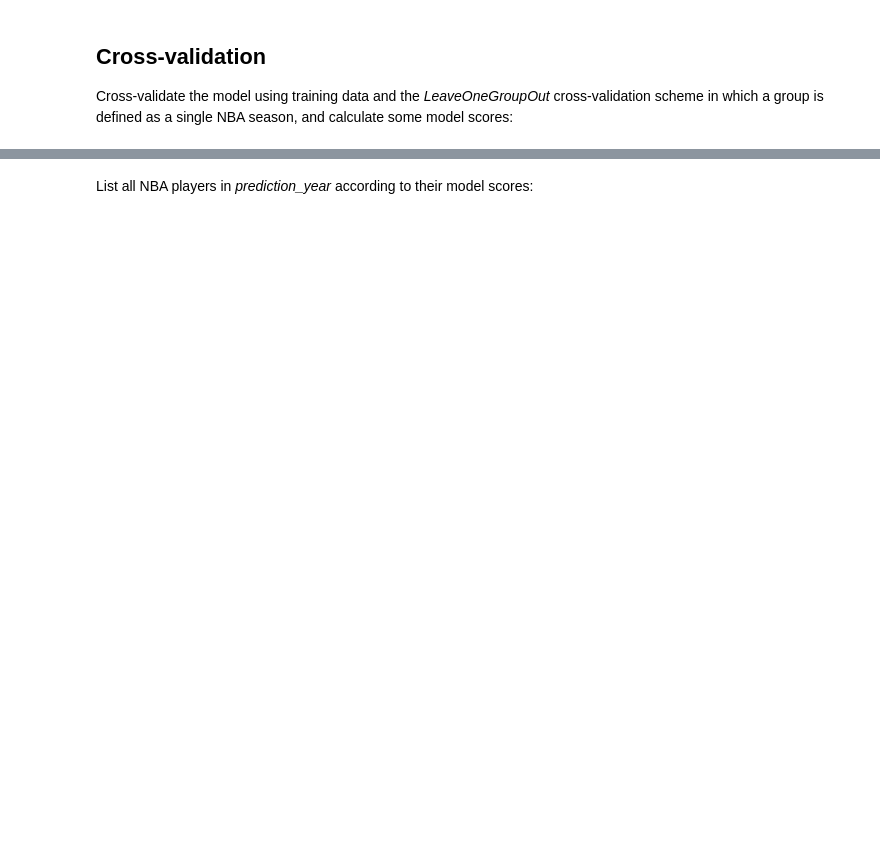
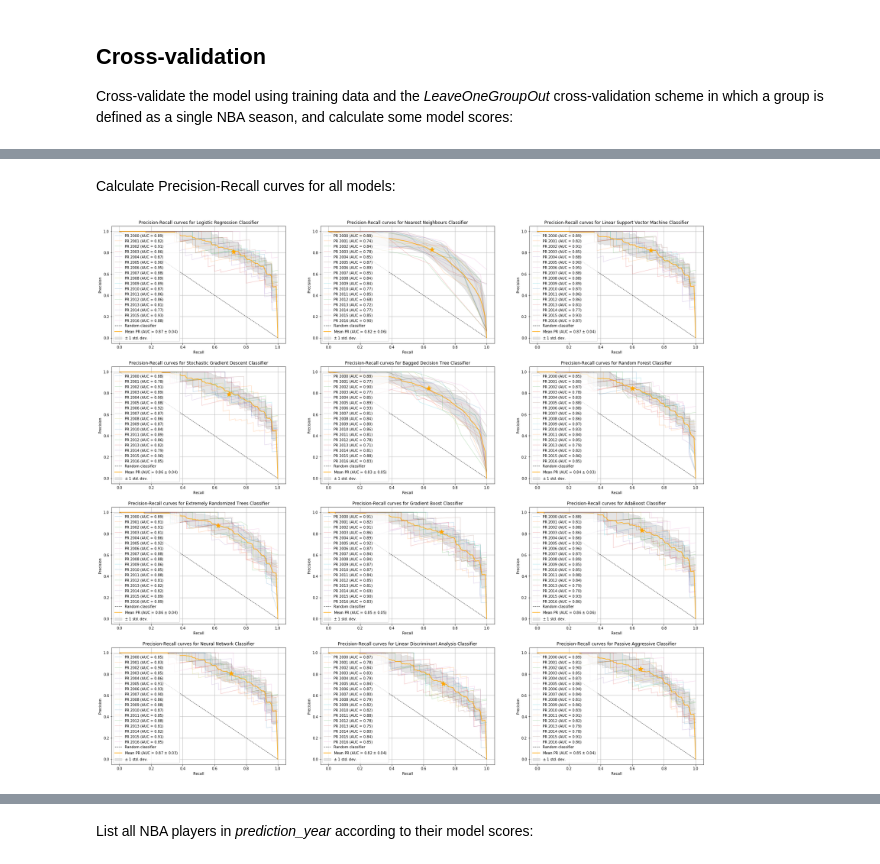
Before and after one commit to gmalim/NBA_analysis, a Jupyter notebook: NBA_All-Stars.ipynb, the cells around one changed output, grey strips where cells are left out. Saved outputs shown, nothing was run; the diff lists cells and outputs as text; code cells hidden in the pictures; blank space fills up the shorter version.

```diff
--- a/NBA_All-Stars.ipynb
+++ b/NBA_All-Stars.ipynb
@@ -702,0 +773,72 @@ display(HTML(df_cv_scores.to_html()))
+# %% [markdown]
+ Calculate Precision-Recall curves for all models:
+# %%
+plt.figure(figsize=(30,28))
+
+for imodel, mymodel in enumerate(mymodels):
+
+    plt.subplot(4,3,imodel+1)
+
+    model     = mymodel.classifier
+    modelname = mymodel.name
+
+    prs = []
+    pr_aucs = []
+    mean_rcs = np.linspace(0, 1, 100)
+
+    i = 0
+
+    for train_index, test_index in logo.split(X_training, y_training, groups=cv_groups):
+
+        training_year = training_years[i]
+        i += 1
+
+        X_train = X_training[train_index]
+        X_test  = X_training[test_index]
+        y_train = y_training[train_index]
+        y_test  = y_training[test_index]
+
+        model.fit(X_train, y_train)
+
+        if hasattr(model, 'predict_proba'):
+            y_score = model.predict_proba(X_test)
+            pr, rc, thresholds = precision_recall_curve(y_test, y_score[:, 1])
+        else:
+            y_score = model.decision_function(X_test)
+            pr, rc, thresholds = precision_recall_curve(y_test, y_score)
+
+        pr_auc = auc(rc, pr)
+        pr_aucs.append(pr_auc)
+        rc = rc[::-1] # reverse list
+        pr = pr[::-1] # reverse list
+        prs.append(np.interp(mean_rcs, rc, pr))
+        prs[-1][0] = 1.0
+        plt.plot(rc, pr, lw=1, alpha=0.3, label="PR {:d} (AUC = {:.2f})".format(training_year, pr_auc))
+
+    plt.plot([0, 1], [1, 0], linestyle='--', lw=1, color='black', label="Random classifier", alpha=.8)
+
+    plt.plot(mymodel.recall_train_scores_mean, mymodel.precision_train_scores_mean,
+             marker='*', color='orange', markersize=15)
+
+    mean_prs = np.mean(prs, axis=0)
+    mean_prs[-1] = 0.0
+    mean_pr_auc = auc(mean_rcs, mean_prs)
+    std_pr_auc = np.std(pr_aucs)
+    mymodel.add_PR_curve_data(mean_prs, mean_rcs, mean_pr_auc, std_pr_auc)
+    plt.plot(mean_rcs, mean_prs, color='orange', lw=2, alpha=.8,
+             label=r"Mean PR (AUC = {:.2f} $\pm$ {:.2f})".format(mean_pr_auc, std_pr_auc))
+
+    std_prs = np.std(prs, axis=0)
+    prs_upper = np.minimum(mean_prs + std_prs, 1)
+    prs_lower = np.maximum(mean_prs - std_prs, 0)
+    plt.fill_between(mean_rcs, prs_lower, prs_upper, color='grey', alpha=.2, label=r"$\pm$ 1 std. dev.")
+
+    plt.xlim([-0.05, 1.05])
+    plt.ylim([-0.05, 1.05])
+    plt.xlabel("Recall")
+    plt.ylabel("Precision")
+    plt.title("Precision-Recall curves for " + modelname)
+    plt.legend(loc="lower left")
+    plt.grid(True)
+# %% [output]
+[figure, added]
```
Also changed, not shown: parts of 51 cells of this notebook, 1 other file.
